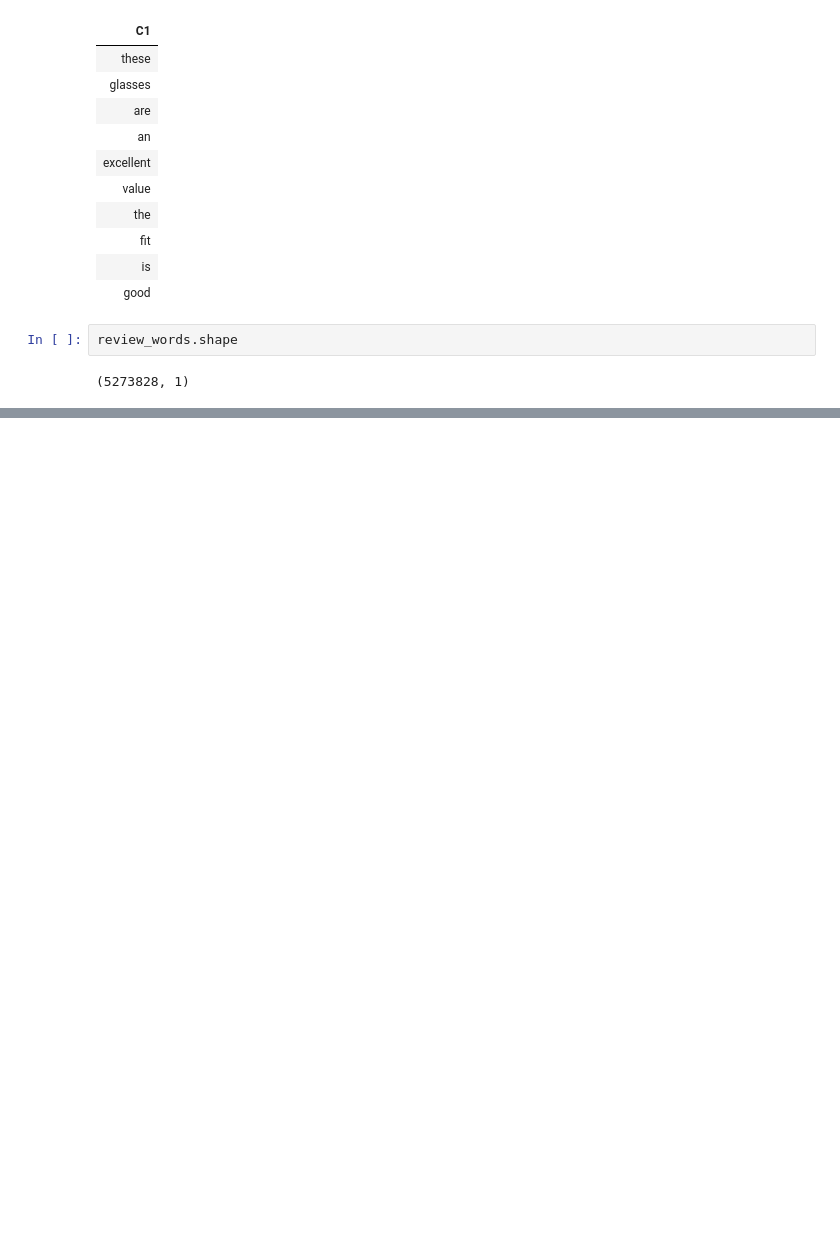
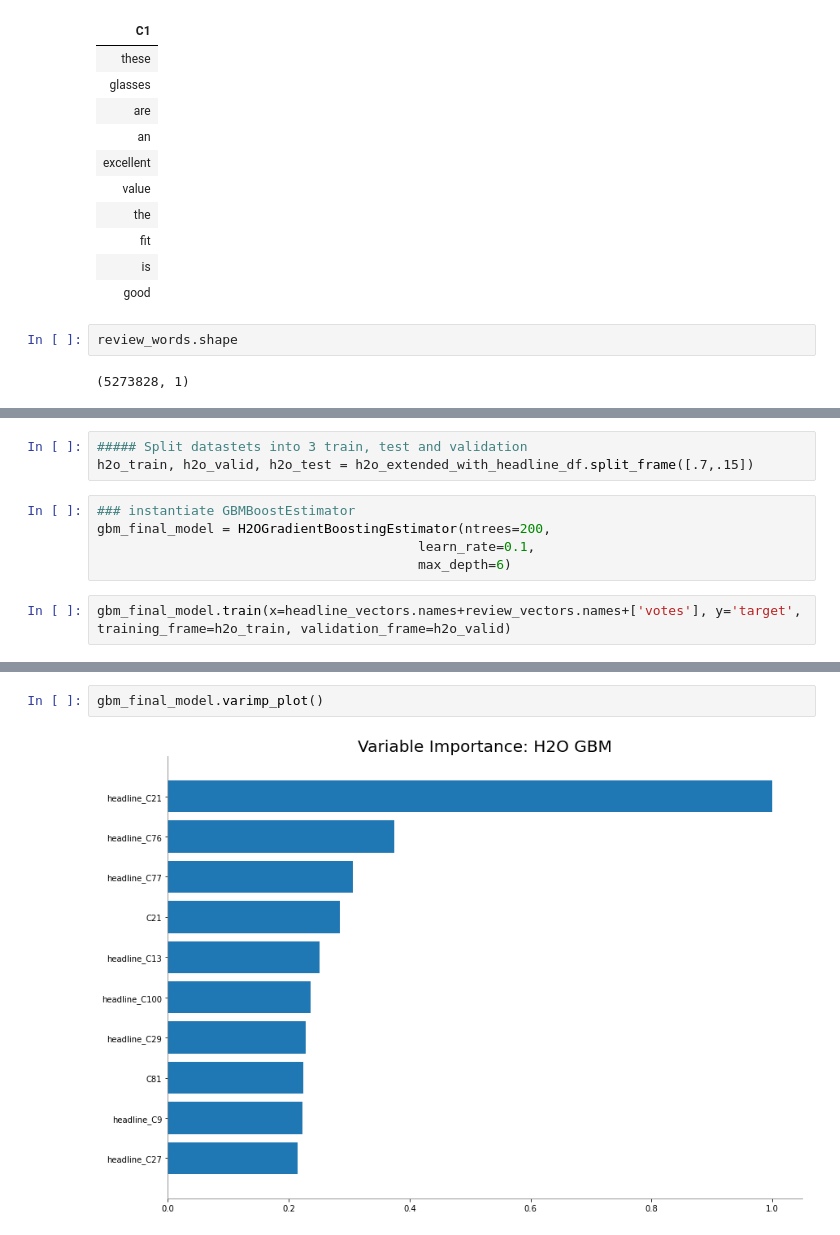
Before and after one commit to Shankar-Hadimani/ai-ml-engineering, a Jupyter notebook: notebook/sentiment_analysis_GBM_H2O.ipynb, the cells around one changed output, grey strips where cells are left out. Cells and saved outputs as stored; diff of their text form; blank space fills up the shorter version.

```diff
--- a/notebook/sentiment_analysis_GBM_H2O.ipynb
+++ b/notebook/sentiment_analysis_GBM_H2O.ipynb
@@ -250,0 +567,10 @@ review_words.shape
+# %%
+##### Split datastets into 3 train, test and validation
+h2o_train, h2o_valid, h2o_test = h2o_extended_with_headline_df.split_frame([.7,.15])
+# %%
+### instantiate GBMBoostEstimator
+gbm_final_model = H2OGradientBoostingEstimator(ntrees=200,
+                                         learn_rate=0.1,
+                                         max_depth=6)
+# %%
+gbm_final_model.train(x=headline_vectors.names+review_vectors.names+['votes'], y='target', training_frame=h2o_train, validation_frame=h2o_valid)
@@ -250,0 +591,4 @@ review_words.shape
+# %%
+gbm_final_model.varimp_plot()
+# %% [output]
+[figure, added]
```
Also changed, not shown: parts of 60 cells of this notebook.
